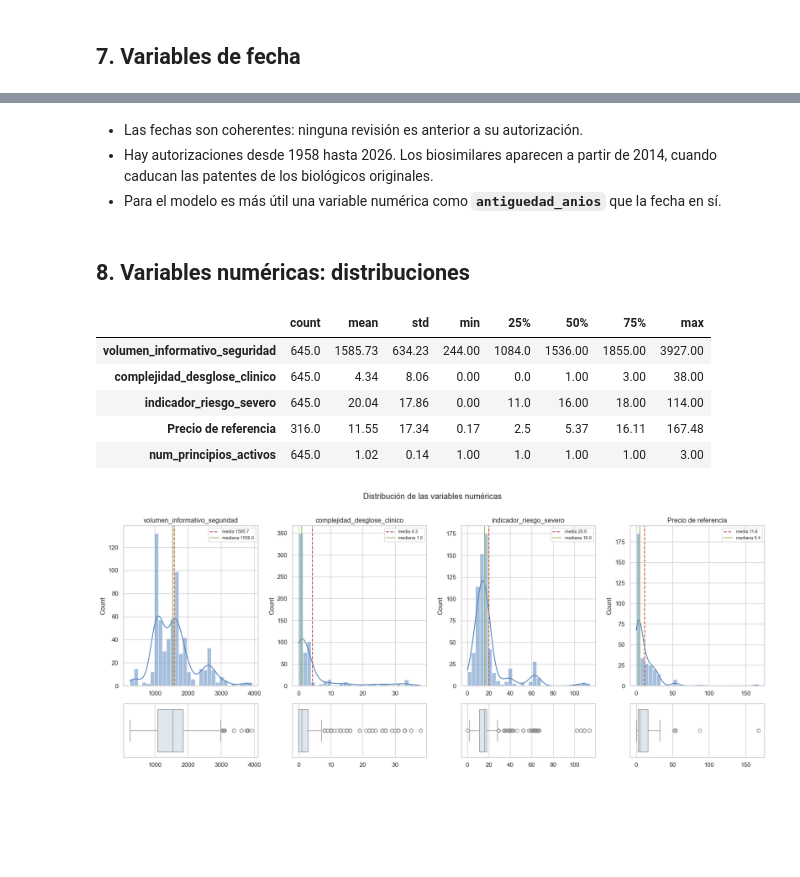
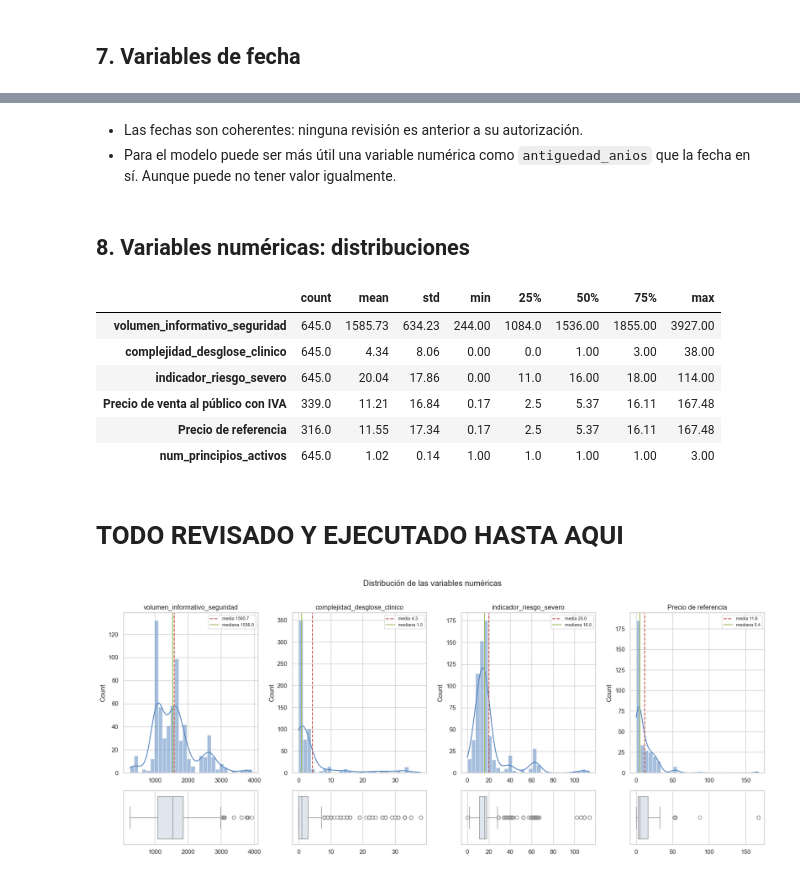
Before and after one commit to pedrinch10/Arthena4, a Jupyter notebook: codigo_HU4_HU5/HU4_EDA_medicamentos.ipynb, the cells around one changed output, grey strips where cells are left out. Saved outputs shown, nothing was run; the diff lists cells and outputs as text; code cells hidden in the pictures; blank space fills up the shorter version.

```diff
--- a/codigo_HU4_HU5/HU4_EDA_medicamentos.ipynb
+++ b/codigo_HU4_HU5/HU4_EDA_medicamentos.ipynb
@@ -379,0 +439,10 @@ plt.show()
+# %%
+# Valores distintos separados por comas en cada fila
+vias_distintas = df['vias_administracion'].str.get_dummies(sep=', ')
+
+# Concatenar las columnas nuevas a los valores del df
+df = pd.concat([df, vias_distintas], axis=1)
+
+# Comprobar el resultado de una fila que tienen más de ua via
+print(f"Valores esperados: {df['vias_administracion'].iloc[9]}")
+print(f"Resultados:\n{vias_distintas.iloc[9]}")
@@ -380 +464,10 @@ plt.show()
+# %%
+# Camabiar los valores de la columna Estado entre ALTA (1) y otros valores no nulos (0) y guardar como booleano
+mapeo_estado = {
+    'BAJA GENERAL': 0,
+    'BAJA POR NO COMERCIALIZAR': 0,
+    'SUSPENSION TEMPORAL GENERAL':0,
+    'ALTA':1
+}
+df['Estado'] = df['Estado'].map(mapeo_estado).astype("boolean")
 # %%
@@ -408,11 +502,3 @@ HIDROCORTISONA: {'HIDROCORTISONA FOSFATO SODIO': 2, 'HIDROCORTISONA SUCCINATO SO
 - `labtitular` tiene más de 120 valores distintos, con una cardinalidad demasiado alta para usarla directamente en el modelo.
 # %% [markdown]
 ## 7. Variables de fecha
-# %%
-df["fecha_aut"] = pd.to_datetime(df["estado_aut"], unit="ms")
-df["fecha_rev"] = pd.to_datetime(df["estado_rev"], unit="ms")
-
-print("Fecha de autorización: ", df["fecha_aut"].min().date(), "→", df["fecha_aut"].max().date())
-print("Fecha de revisión:     ", df["fecha_rev"].min().date(), "→", df["fecha_rev"].max().date())
-print("Revisiones anteriores a la autorización:", (df["fecha_rev"] < df["fecha_aut"]).sum())
-df[["estado_aut", "fecha_aut", "estado_rev", "fecha_rev"]].head()
@@ -440,0 +505,14 @@ plt.show()
+# %%
+# Cambiar las variabels de revision a tipo fecha y comprobar si hay revisiones que sean antes de las autorizaciones (sería un error)
+df["estado_aut"] = pd.to_datetime(df["estado_aut"], unit="ms")
+df["estado_rev"] = pd.to_datetime(df["estado_rev"], unit="ms")
+x = (df["fecha_rev"] < df["fecha_aut"]).sum()
+fecha_aut_min = df["estado_aut"].min()
+fecha_aut_max = df["estado_aut"].max()
+print(f"Revisiones anteriores a la autorización: {x}")
+print(f"Fecha mínima autorización: {fecha_aut_min}")
+print(f"Fecha máxima autorización: {fecha_aut_max}")
+fecha_rev_min = df["estado_rev"].min()
+fecha_rev_max = df["estado_rev"].max()
+print(f"Fecha mínima revisión: {fecha_rev_min}")
+print(f"Fecha máxima revisión: {fecha_rev_max}")
@@ -441,20 +525,22 @@ plt.show()
 # %% [markdown]
 - Las fechas son coherentes: ninguna revisión es anterior a su autorización.
-- Hay autorizaciones desde 1958 hasta 2026. Los biosimilares aparecen a partir de 2014, cuando caducan las patentes de los biológicos originales.
-- Para el modelo es más útil una variable numérica como **`antiguedad_anios`** que la fecha en sí.
+- Para el modelo puede ser más útil una variable numérica como `antiguedad_anios` que la fecha en sí. Aunque puede no tener valor igualmente.
 # %% [markdown]
 ## 8. Variables numéricas: distribuciones
 # %%
 numericas = ["volumen_informativo_seguridad", "complejidad_desglose_clinico",
-             "indicador_riesgo_severo", "Precio de referencia", "num_principios_activos"]
+             "indicador_riesgo_severo", "Precio de venta al público con IVA", "Precio de referencia", "num_principios_activos"]
 df[numericas].describe().T.round(2)
 # %% [output]
 |  | count | mean | std | min | 25% | 50% | 75% | max |
 | volumen_informativo_seguridad | 645.0 | 1585.73 | 634.23 | 244.00 | 1084.0 | 1536.00 | 1855.00 | 3927.00 |
 | complejidad_desglose_clinico | 645.0 | 4.34 | 8.06 | 0.00 | 0.0 | 1.00 | 3.00 | 38.00 |
 | indicador_riesgo_severo | 645.0 | 20.04 | 17.86 | 0.00 | 11.0 | 16.00 | 18.00 | 114.00 |
+| Precio de venta al público con IVA | 339.0 | 11.21 | 16.84 | 0.17 | 2.5 | 5.37 | 16.11 | 167.48 |
 | Precio de referencia | 316.0 | 11.55 | 17.34 | 0.17 | 2.5 | 5.37 | 16.11 | 167.48 |
 | num_principios_activos | 645.0 | 1.02 | 0.14 | 1.00 | 1.0 | 1.00 | 1.00 | 3.00 |
+# %% [markdown]
+# TODO REVISADO Y EJECUTADO HASTA AQUI
 # %%
 metricas = ["volumen_informativo_seguridad", "complejidad_desglose_clinico",
             "indicador_riesgo_severo", "Precio de referencia"]
```
Also changed, not shown: parts of 27 cells of this notebook.
